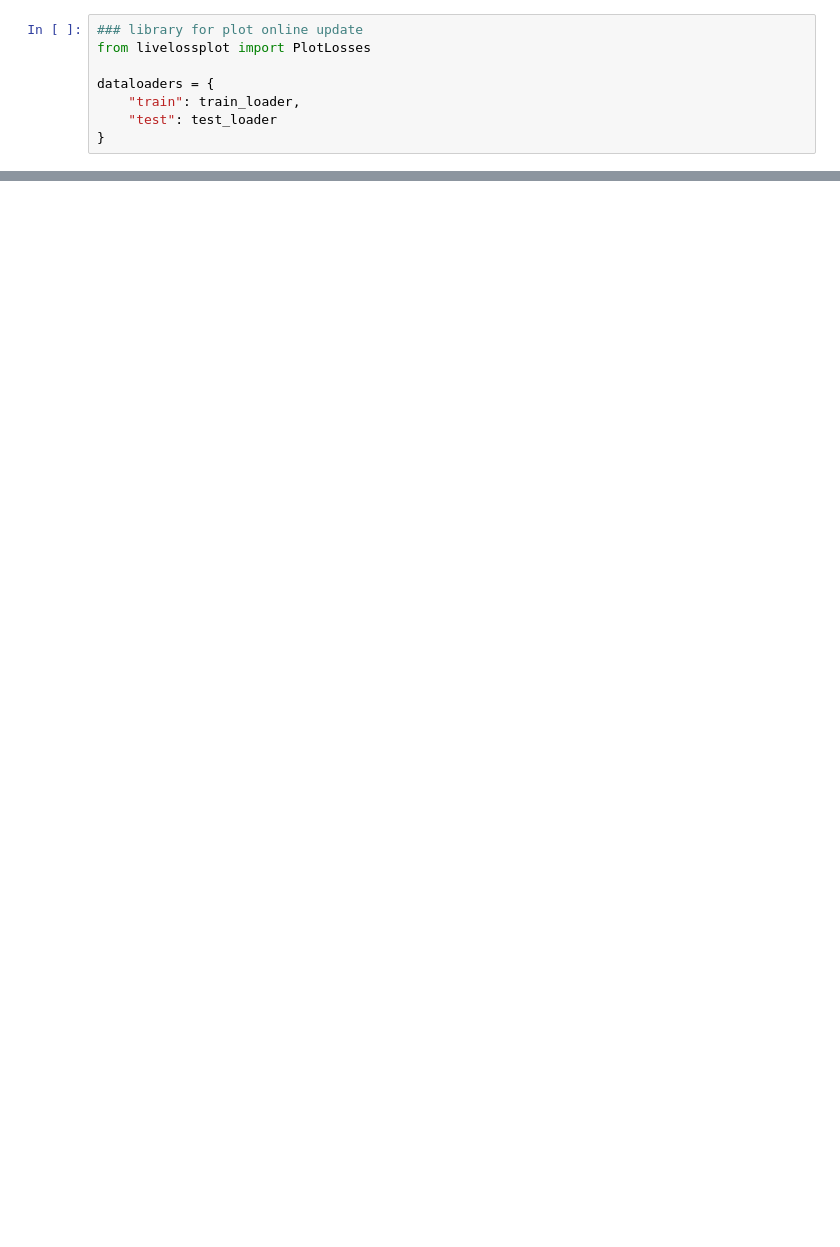
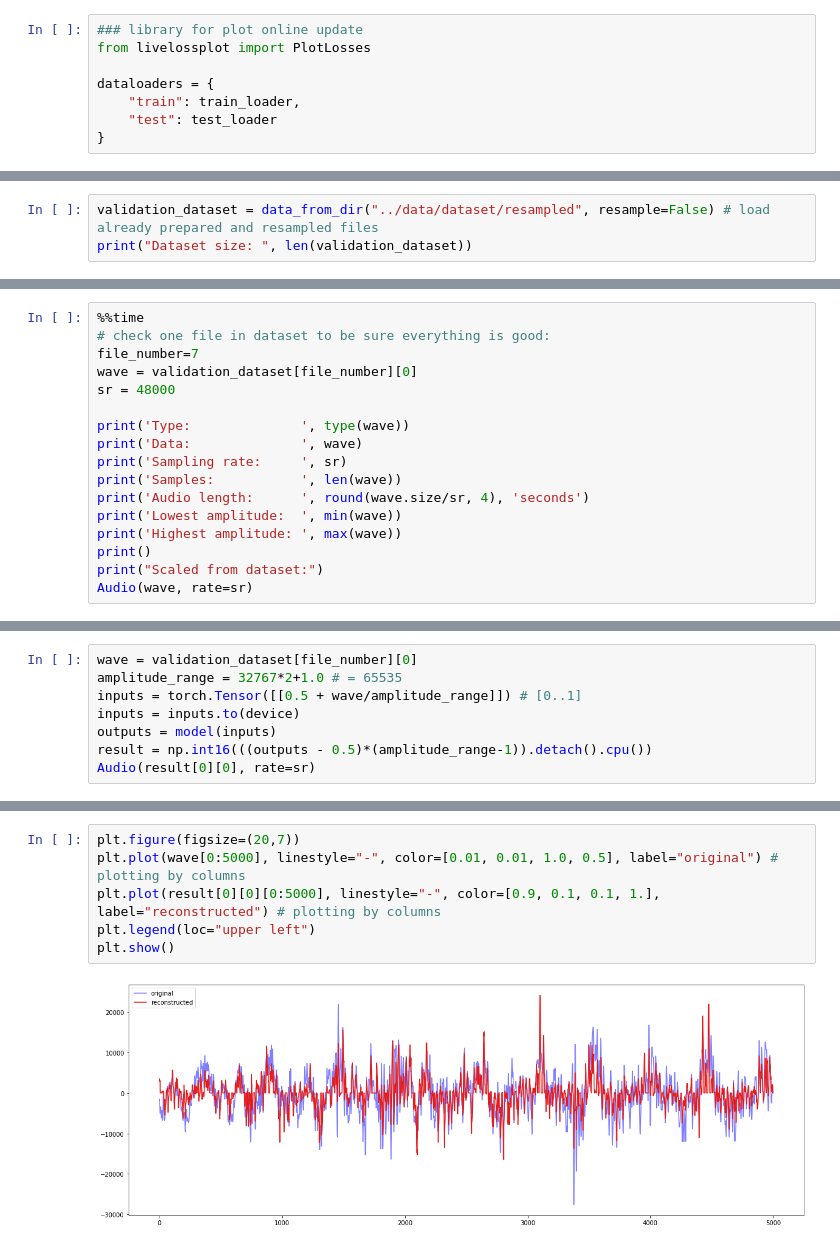
Before and after one commit to Torchun/sound, a Jupyter notebook: notebooks/1_wav_autoencoder.ipynb, the cells around one changed output, grey strips where cells are left out. Cells and saved outputs as stored; diff of their text form; blank space fills up the shorter version.

```diff
--- a/notebooks/1_wav_autoencoder.ipynb
+++ b/notebooks/1_wav_autoencoder.ipynb
@@ -297,0 +438,3 @@ tensor(1.9864)
+# %%
+validation_dataset = data_from_dir("../data/dataset/resampled", resample=False) # load already prepared and resampled files
+print("Dataset size: ", len(validation_dataset))
@@ -297,0 +443,17 @@ tensor(1.9864)
+# %%
+%%time
+# check one file in dataset to be sure everything is good:
+file_number=7
+wave = validation_dataset[file_number][0]
+sr = 48000
+
+print('Type:              ', type(wave))
+print('Data:              ', wave)
+print('Sampling rate:     ', sr)
+print('Samples:           ', len(wave))
+print('Audio length:      ', round(wave.size/sr, 4), 'seconds')
+print('Lowest amplitude:  ', min(wave))
+print('Highest amplitude: ', max(wave))
+print()
+print("Scaled from dataset:")
+Audio(wave, rate=sr)
@@ -297,0 +473,8 @@ tensor(1.9864)
+# %%
+wave = validation_dataset[file_number][0]
+amplitude_range = 32767*2+1.0 # = 65535
+inputs = torch.Tensor([[0.5 + wave/amplitude_range]]) # [0..1]
+inputs = inputs.to(device)
+outputs = model(inputs)
+result = np.int16(((outputs - 0.5)*(amplitude_range-1)).detach().cpu())
+Audio(result[0][0], rate=sr)
@@ -297,0 +483,8 @@ tensor(1.9864)
+# %%
+plt.figure(figsize=(20,7))
+plt.plot(wave[0:5000], linestyle="-", color=[0.01, 0.01, 1.0, 0.5], label="original") # plotting by columns
+plt.plot(result[0][0][0:5000], linestyle="-", color=[0.9, 0.1, 0.1, 1.], label="reconstructed") # plotting by columns
+plt.legend(loc="upper left")
+plt.show()
+# %% [output]
+[figure, added]
```
Also changed, not shown: parts of 21 cells of this notebook, 1 other file.
